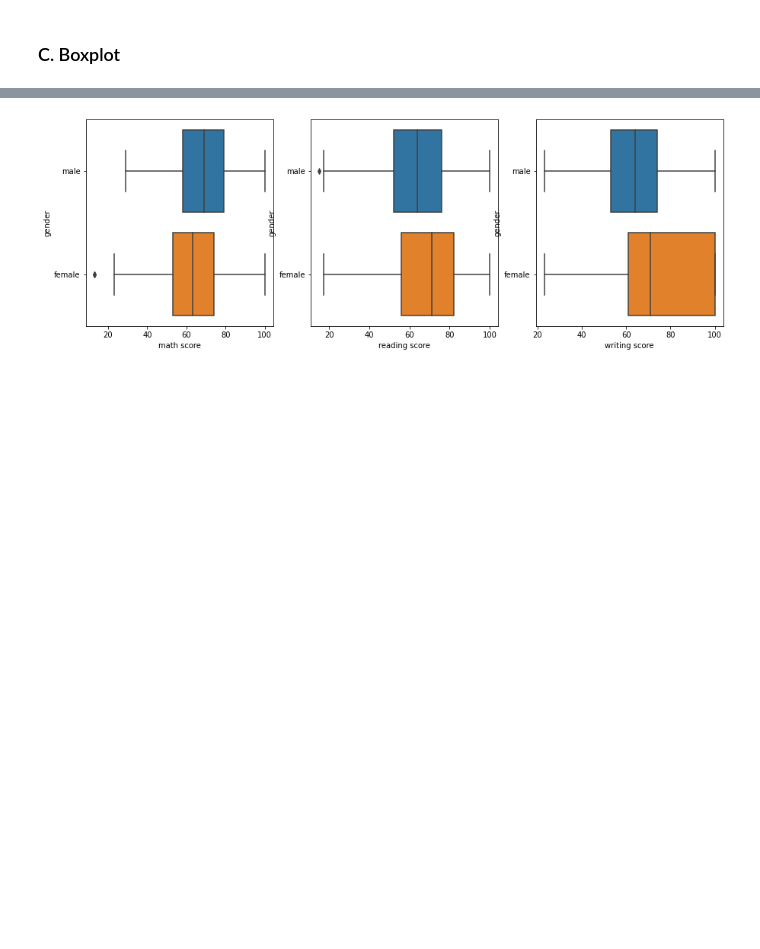
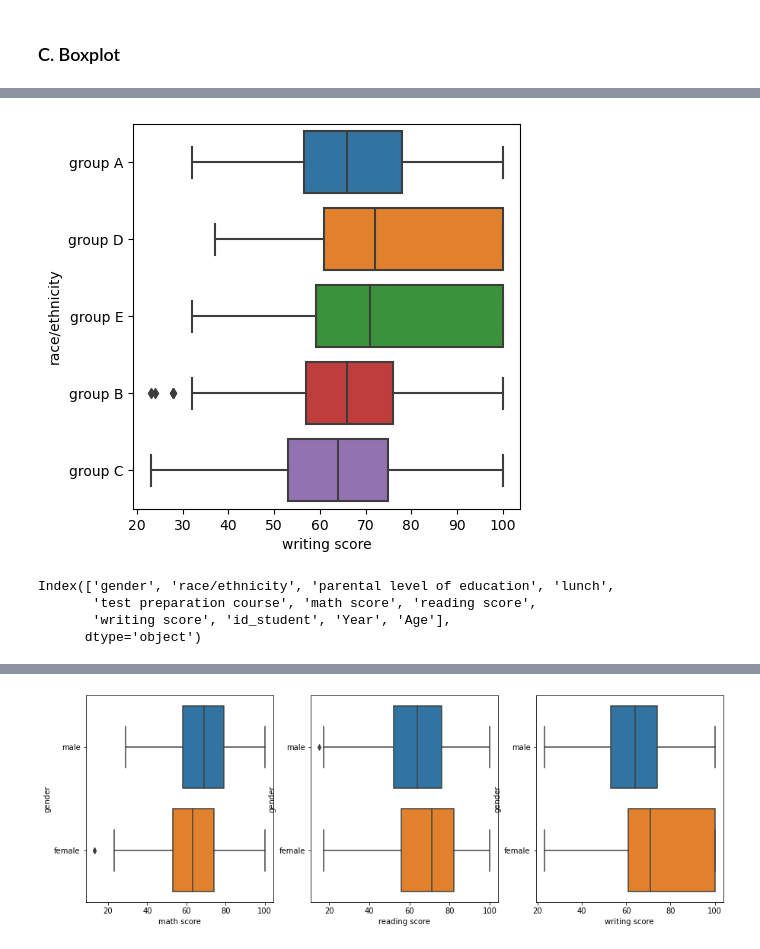
Before and after one commit to pepebonet/Intermediate_Python_BBA, a Jupyter notebook: Class_3/scripts/Code_class_3.ipynb, the cells around one changed output, grey strips where cells are left out. Drawn from its saved outputs; the diff is of its cells as text; code cells hidden in the pictures; blank space fills up the shorter version.

```diff
--- a/Class_3/scripts/Code_class_3.ipynb
+++ b/Class_3/scripts/Code_class_3.ipynb
@@ -363,0 +348,14 @@ df.head()
+# %%
+fig, ax = plt.subplots(figsize=(5, 5))
+
+sns.boxplot(x=df['writing score'], y=df['race/ethnicity'])
+plt.show()
+# %% [output]
+[figure, added]
+# %%
+df.columns
+# %% [output]
+Index(['gender', 'race/ethnicity', 'parental level of education', 'lunch',
+       'test preparation course', 'math score', 'reading score',
+       'writing score', 'id_student', 'Year', 'Age'],
+      dtype='object')
```
Also changed, not shown: parts of 23 cells of this notebook, 2 other files.
